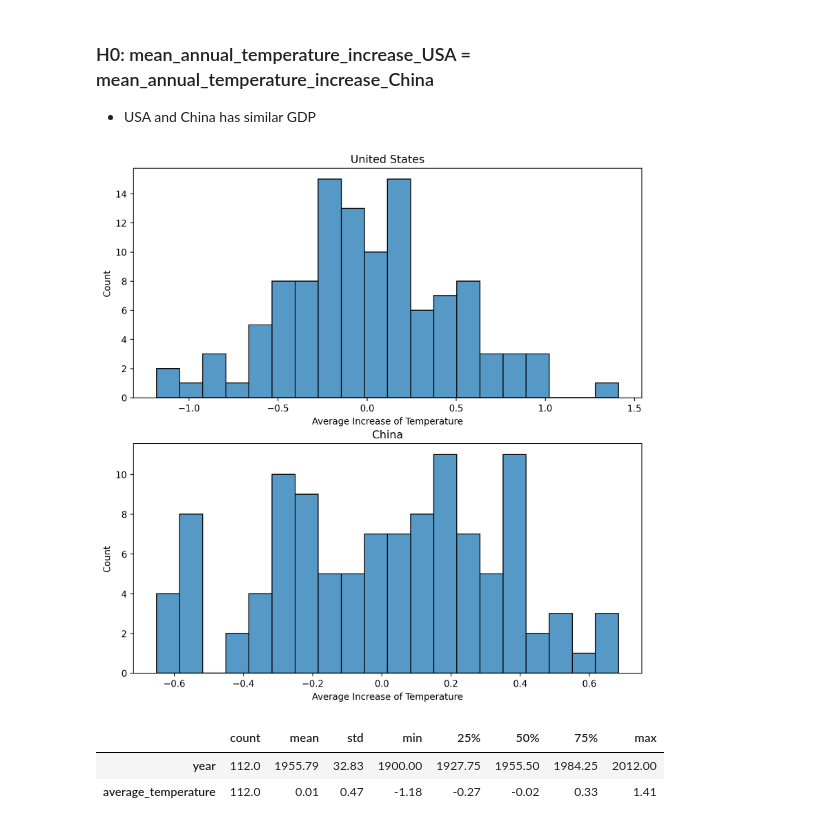
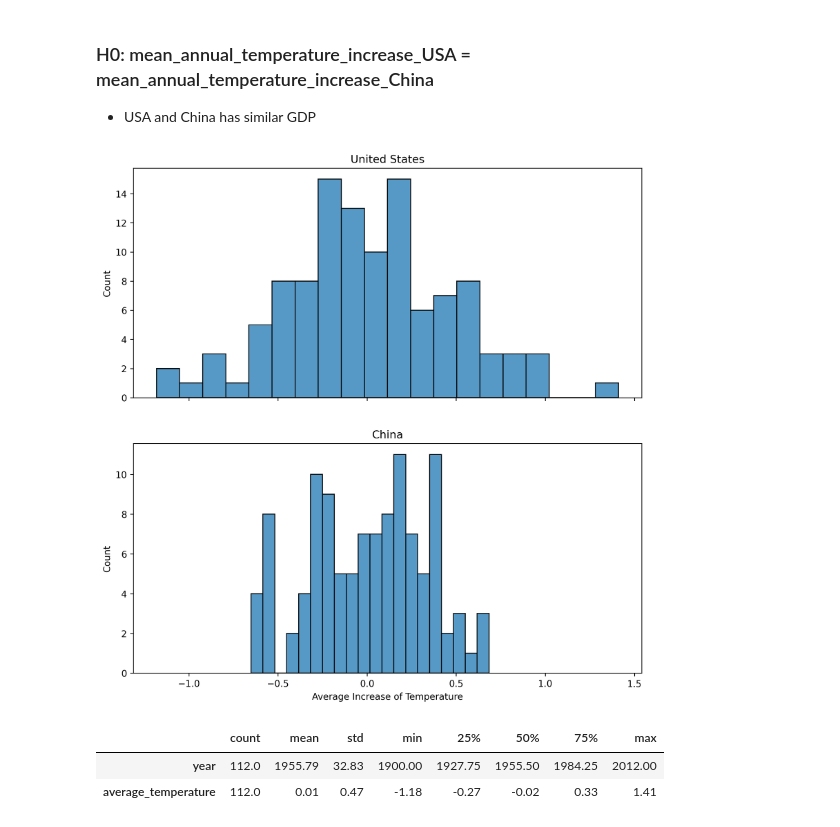
Before and after one commit to PatrickSchuetten/Climate_Change_Data_Exploration, a Jupyter notebook: notebooks/Question4.ipynb, the cells around one changed output. Saved outputs shown, nothing was run; the diff lists cells and outputs as text; code cells hidden in the pictures.

```diff
--- a/notebooks/Question4.ipynb
+++ b/notebooks/Question4.ipynb
@@ -29,18 +29,18 @@ data
 usa = data[data['country']=='United States']
 china = data[data['country']=='China']
 # %%
-fig, ax = plt.subplots(2,1, figsize=(10,10), dpi=300)
+fig, ax = plt.subplots(2,1, figsize=(10,10), dpi=300, sharex=True)
 sns.histplot(data=usa, x='average_temperature', ax=ax[0], bins=20)
 ax[0].set_ylabel("Count")
 ax[0].set_xlabel("Average Increase of Temperature")
 ax[0].set_title("United States")
 sns.histplot(data=china, x='average_temperature', ax=ax[1], bins=20)
 ax[1].set_ylabel("Count")
 ax[1].set_xlabel("Average Increase of Temperature")
 ax[1].set_title("China")
 plt.savefig('../resources/pictures/question4 distribution.png', format='png')
 # %% [output]
-[figure, old version]
+[figure, new version]
 # %%
 usa.describe().round(2).T
 # %% [output]
```
Also changed, not shown: parts of 2 cells of this notebook.
